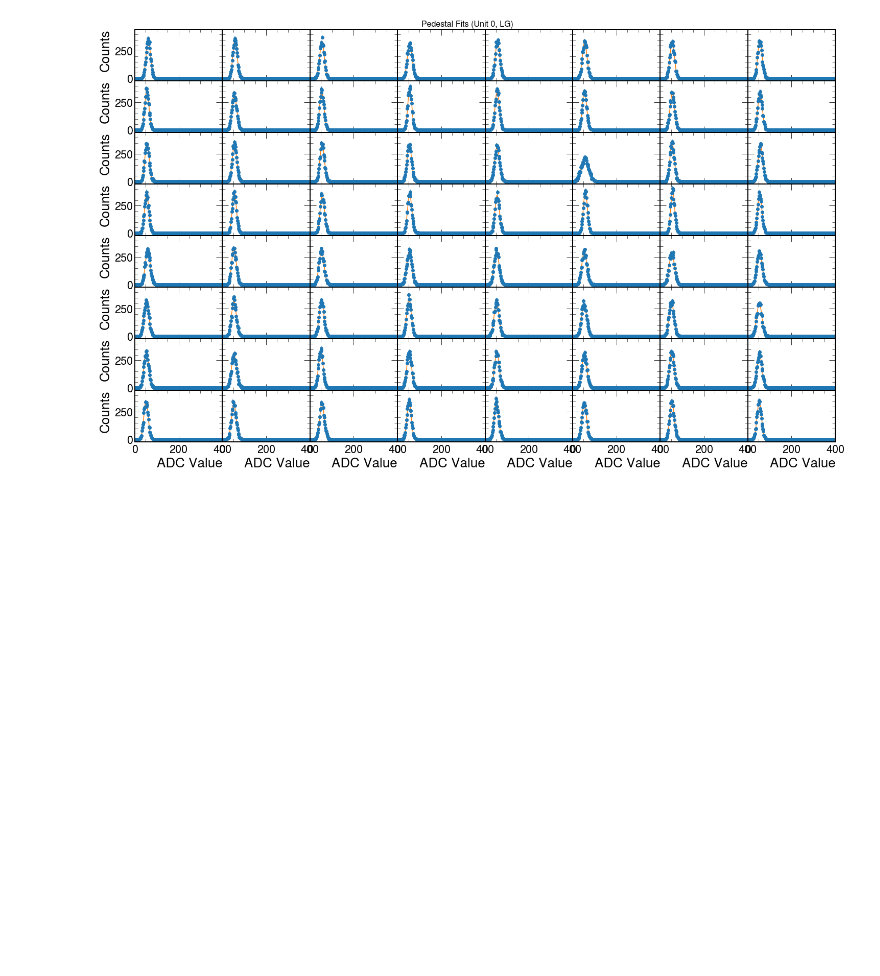
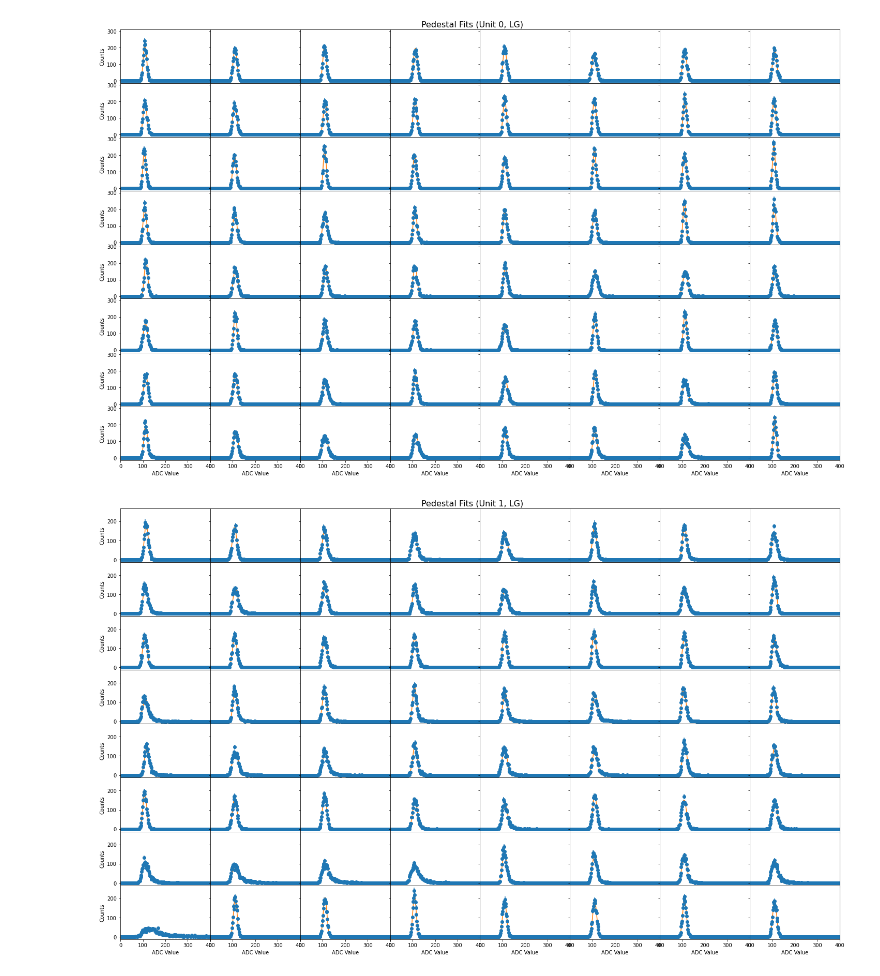
Before and after one commit to SeanBP/genIII_prototype_analysis, a Jupyter notebook: Pedestal_Analysis.ipynb, the cells around one changed output. Drawn from its saved outputs; the diff is of its cells as text; code cells hidden in the pictures; blank space fills up the shorter version.

```diff
--- a/Pedestal_Analysis.ipynb
+++ b/Pedestal_Analysis.ipynb
@@ -8,7 +8,7 @@ from iminuit import Minuit
 from iminuit.cost import LeastSquares
 import pickle
 # %%
-with open('beam_data/Run12_list.txt') as f:
+with open('../../genIII_data/JLab/Ptrg/1-63-60-Ptrg.txt') as f:
     lines = f.read().split('\n')
 tags = None
 IDs=[]
@@ -126,6 +126,6 @@ def analyze_pedestal_unit(din, caen_unit, Peds, PedStds, PedErrs, PedStdErrs, ga
     plt.show()
 # %%
 HGPeds, HGPedStd, HGPedsErr, HGPedStdErr = [], [], [], []
-for i in range(1):
+for i in range(6):
     analyze_pedestal_unit(din, caen_unit=i, Peds=HGPeds, PedStds=HGPedStd, PedErrs=HGPedsErr, PedStdErrs=HGPedStdErr, gain_type="HG")
 # %% [output]
@@ -133,6 +138,7 @@ for i in range(1):
 # %%
 LGPeds, LGPedStd, LGPedsErr, LGPedStdErr = [], [], [], []
-for i in range(1):
+for i in range(6):
     analyze_pedestal_unit(din, caen_unit=i, Peds=LGPeds, PedStds=LGPedStd, PedErrs=LGPedsErr, PedStdErrs=LGPedStdErr, gain_type="LG")
 # %% [output]
-[figure, old version]
+[figure, new version]
+[figure, added]
```
Also changed, not shown: parts of 4 cells of this notebook, 20 other files.
